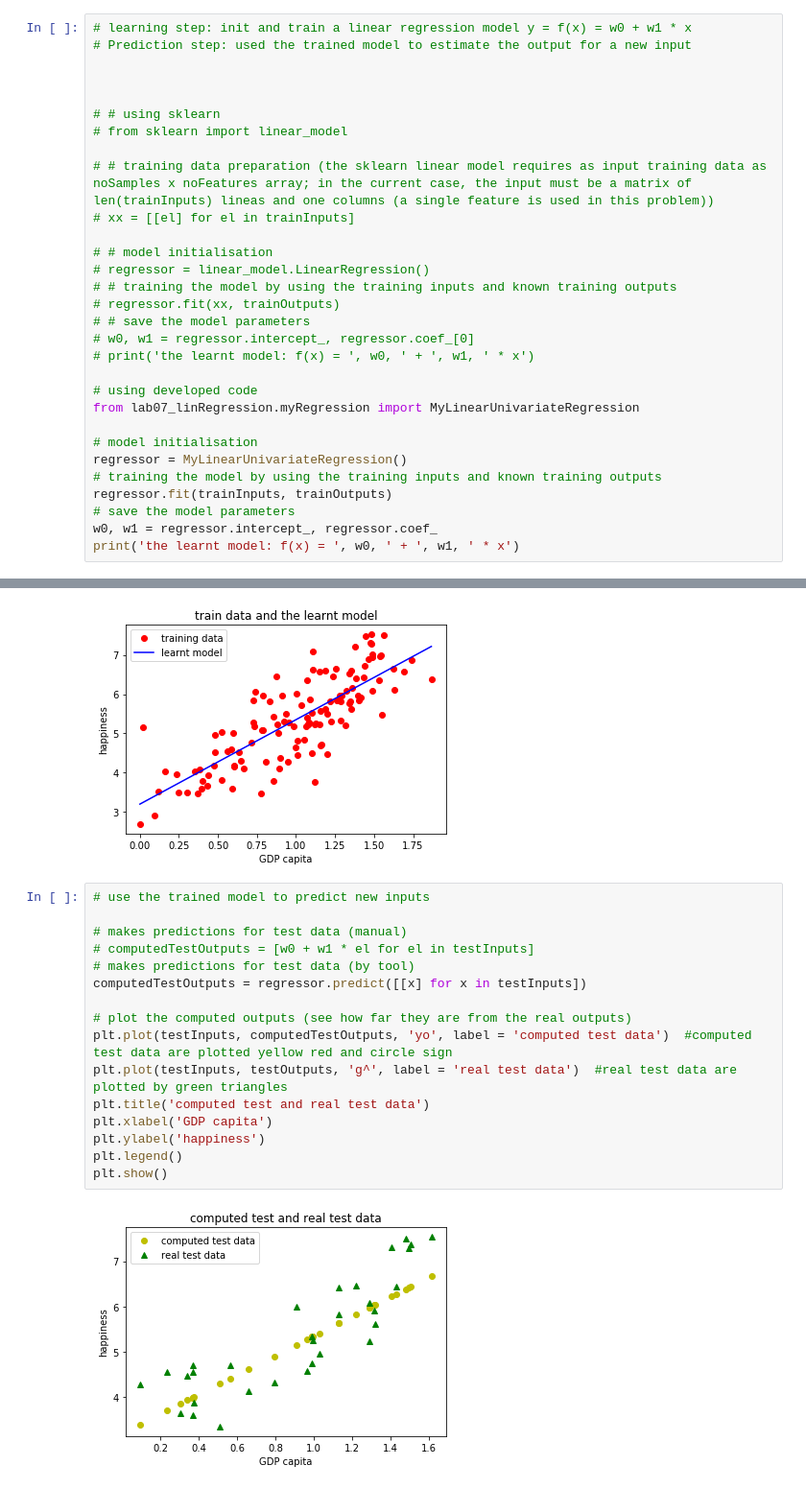
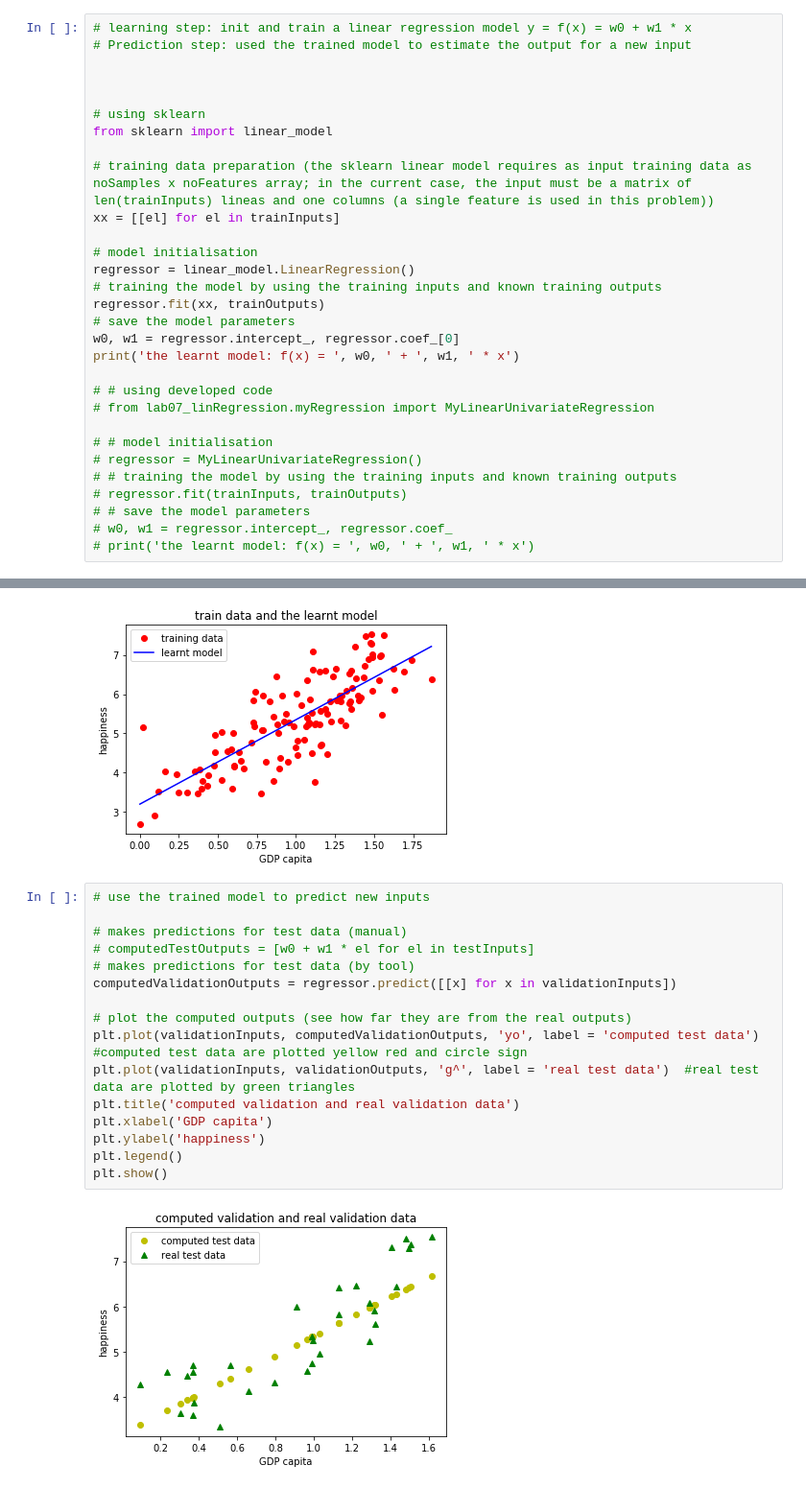
Before and after one commit to lauradiosan/AI-UBB, a Jupyter notebook: 2020-2021/labs/lab07/linRegressionLive.ipynb, the cells around one changed output, grey strips where cells are left out. Shown at 96% size. Saved outputs shown, nothing was run; the diff lists cells and outputs as text.

```diff
--- a/2020-2021/labs/lab07/linRegressionLive.ipynb
+++ b/2020-2021/labs/lab07/linRegressionLive.ipynb
@@ -207,28 +206,28 @@ plt.show()
 
 
 
-# # using sklearn
-# from sklearn import linear_model
+# using sklearn
+from sklearn import linear_model
 
-# # training data preparation (the sklearn linear model requires as input training data as noSamples x noFeatures array; in the current case, the input must be a matrix of len(trainInputs) lineas and one columns (a single feature is used in this problem))
-# xx = [[el] for el in trainInputs]
+# training data preparation (the sklearn linear model requires as input training data as noSamples x noFeatures array; in the current case, the input must be a matrix of len(trainInputs) lineas and one columns (a single feature is used in this problem))
+xx = [[el] for el in trainInputs]
+
+# model initialisation
+regressor = linear_model.LinearRegression()
+# training the model by using the training inputs and known training outputs
+regressor.fit(xx, trainOutputs)
+# save the model parameters
+w0, w1 = regressor.intercept_, regressor.coef_[0]
+print('the learnt model: f(x) = ', w0, ' + ', w1, ' * x')
+
+# # using developed code
+# from lab07_linRegression.myRegression import MyLinearUnivariateRegression
 
 # # model initialisation
-# regressor = linear_model.LinearRegression()
+# regressor = MyLinearUnivariateRegression()
 # # training the model by using the training inputs and known training outputs
-# regressor.fit(xx, trainOutputs)
+# regressor.fit(trainInputs, trainOutputs)
 # # save the model parameters
-# w0, w1 = regressor.intercept_, regressor.coef_[0]
+# w0, w1 = regressor.intercept_, regressor.coef_
 # print('the learnt model: f(x) = ', w0, ' + ', w1, ' * x')
-
-# using developed code
-from lab07_linRegression.myRegression import MyLinearUnivariateRegression
-
-# model initialisation
-regressor = MyLinearUnivariateRegression()
-# training the model by using the training inputs and known training outputs
-regressor.fit(trainInputs, trainOutputs)
-# save the model parameters
-w0, w1 = regressor.intercept_, regressor.coef_
-print('the learnt model: f(x) = ', w0, ' + ', w1, ' * x')
 # %% [output]
@@ -258,21 +257,21 @@ plt.show()
 # %%
 # use the trained model to predict new inputs
 
 # makes predictions for test data (manual)
 # computedTestOutputs = [w0 + w1 * el for el in testInputs]
 # makes predictions for test data (by tool)
-computedTestOutputs = regressor.predict([[x] for x in testInputs])
+computedValidationOutputs = regressor.predict([[x] for x in validationInputs])
 
 # plot the computed outputs (see how far they are from the real outputs)
-plt.plot(testInputs, computedTestOutputs, 'yo', label = 'computed test data')  #computed test data are plotted yellow red and circle sign
-plt.plot(testInputs, testOutputs, 'g^', label = 'real test data')  #real test data are plotted by green triangles
-plt.title('computed test and real test data')
+plt.plot(validationInputs, computedValidationOutputs, 'yo', label = 'computed test data')  #computed test data are plotted yellow red and circle sign
+plt.plot(validationInputs, validationOutputs, 'g^', label = 'real test data')  #real test data are plotted by green triangles
+plt.title('computed validation and real validation data')
 plt.xlabel('GDP capita')
 plt.ylabel('happiness')
 plt.legend()
 plt.show()
 # %% [output]
-[figure, old version]
+[figure, new version]
 # %%
 #compute the differences between the predictions and real outputs
 # "manual" computation
```
Also changed, not shown: parts of 6 cells of this notebook.
